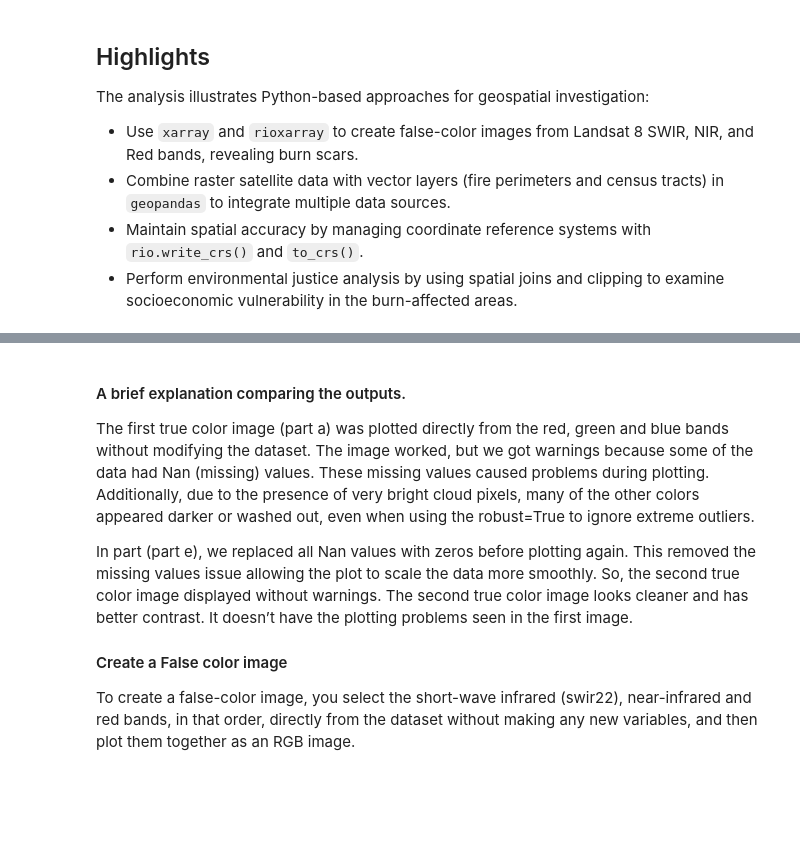
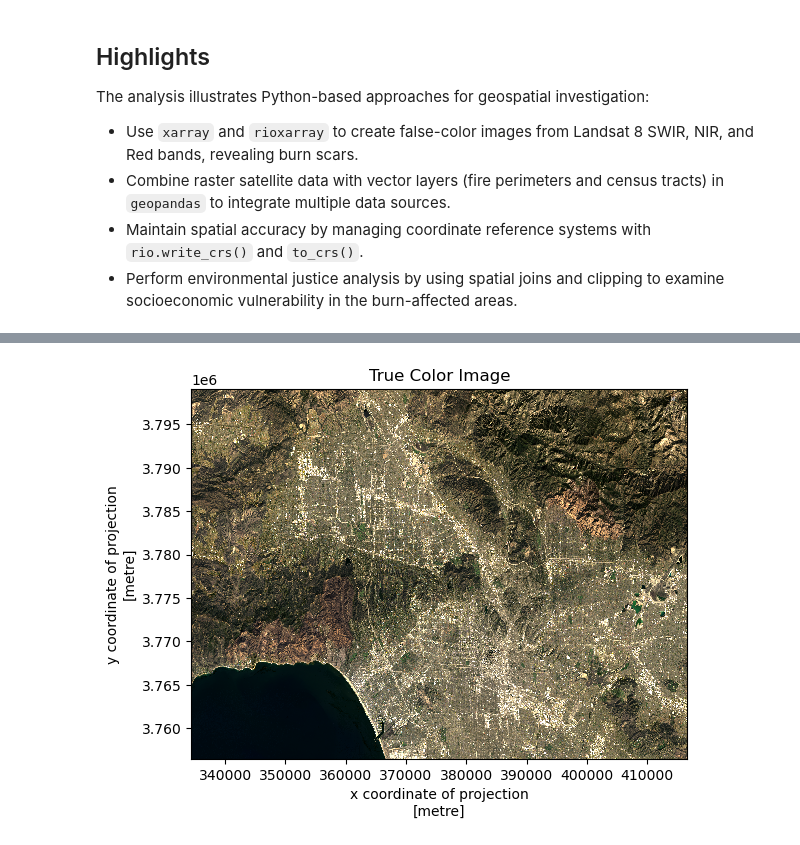
Before and after one commit to aakriti-poudel-chhetri/la-fire-environmental-social-impact, a Jupyter notebook: eaton-palisades-fires.ipynb, the cells around one changed output, grey strips where cells are left out. Cells and saved outputs as stored; diff of their text form; code cells hidden in the pictures; blank space fills up the shorter version.

Commit message:
Clean notebook

```diff
--- a/eaton-palisades-fires.ipynb
+++ b/eaton-palisades-fires.ipynb
@@ -164,3 +204,0 @@ Use the `.fillna()` mehtod for `xarray.Dataset` to substitute the any nan values
-# %%
-# Substitute any 'nan' values in the Landsat data for zero
-landsat = landsat.fillna(0)
@@ -169,13 +211,11 @@ Create a new true color image that gets plotted without warnings.
 # %%
-# Create a new true color image without warnings
-landsat[['red', 'green', 'blue']].to_array().plot.imshow(robust = True)
+# Initialize the map
+fig, ax = plt.subplots()
+
+# # Plot true color image with NaNs filled and robust scaling
+landsat[['red', 'green', 'blue']].fillna(value=0).to_array().plot.imshow(robust=True)
+
+plt.title("True Color Image")
+plt.show()
+# %% [output]
+[figure, added]
-# %% [markdown]
-#### A brief explanation comparing the outputs.
-
-The first true color image (part a) was plotted directly from the red, green and blue bands without modifying the dataset. The image worked, but we got warnings because some of the data had Nan (missing) values. These missing values caused problems during plotting. Additionally, due to the presence of very bright cloud pixels, many of the other colors appeared darker or washed out, even when using the robust=True to ignore extreme outliers.
-
-In part (part e), we replaced all Nan values with zeros before plotting again. This removed the missing values issue allowing the plot to scale the data more smoothly. So, the second true color image displayed without warnings. The second true color image looks cleaner and has better contrast. It doesn’t have the plotting problems seen in the first image.
-
-#### Create a False color image
-
-To create a false-color image, you select the short-wave infrared (swir22), near-infrared and red bands, in that order, directly from the dataset without making any new variables, and then plot them together as an RGB image.
```
Also changed, not shown: parts of 41 cells of this notebook.
